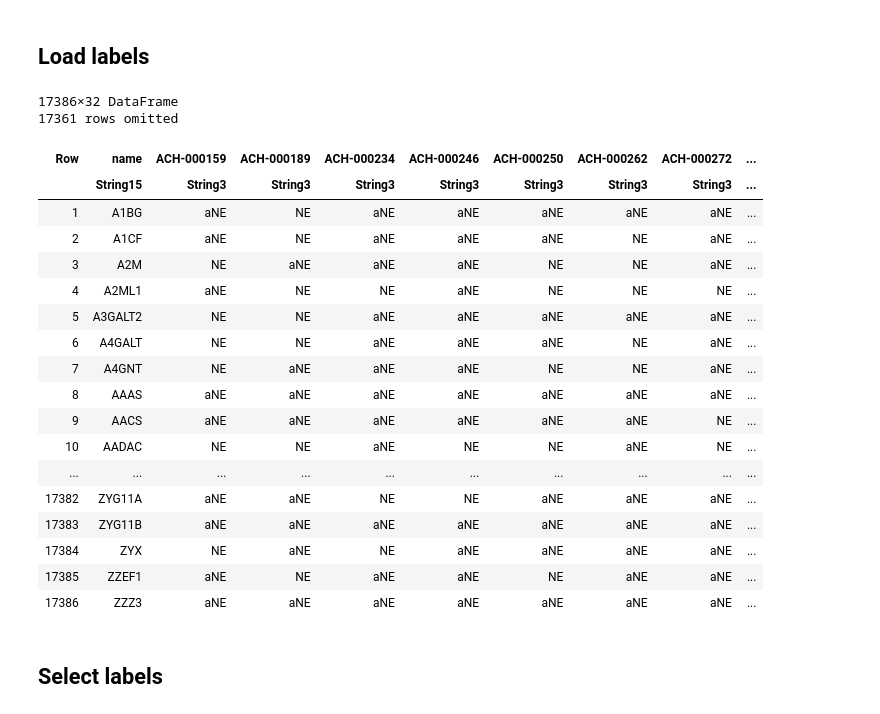
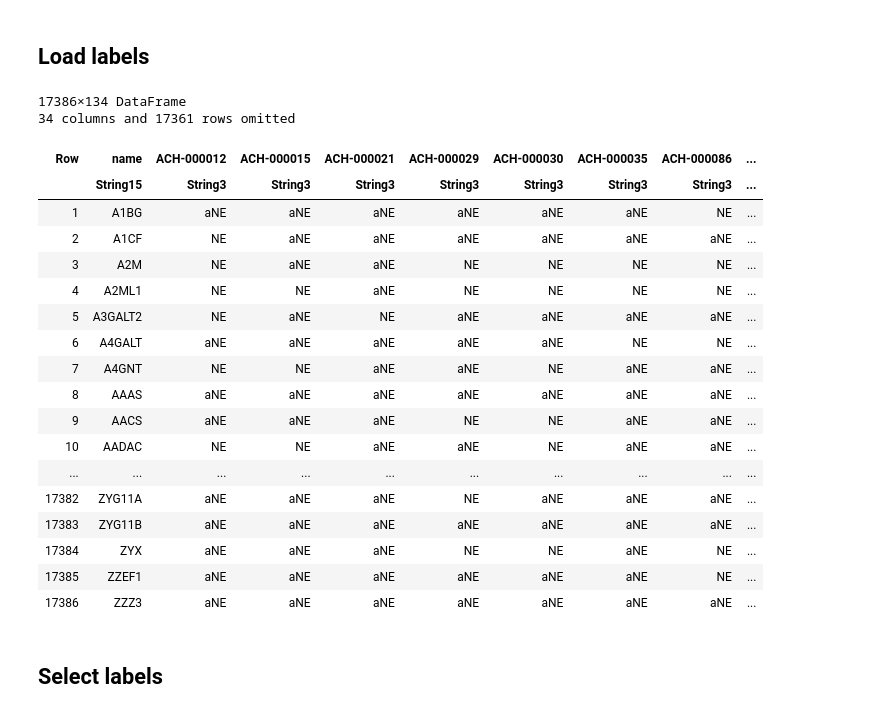
Before and after one commit to giordamaug/BIOMAT2022, a Jupyter notebook: notebooks/BIOMAT2022_workbench_julia.ipynb, the cells around one changed output. Drawn from its saved outputs; the diff is of its cells as text; code cells hidden in the pictures.

```diff
--- a/notebooks/BIOMAT2022_workbench_julia.ipynb
+++ b/notebooks/BIOMAT2022_workbench_julia.ipynb
@@ -95,29 +101,29 @@ df[!, :name] = genenames
 # %% [markdown]
 ## Load labels
 # %%
-dfl = CSV.File("../KIDNEY/node_labels.csv", typemap=Dict(Int => Float64)) |> DataFrame    # read the attribute file
+dfl = CSV.File("../$dataset/node_labels.csv", typemap=Dict(Int => Float64)) |> DataFrame    # read the attribute file
 dfl = unique(dfl, :name)         # remove gene duplicates
 dfl = filter(:most_freq => !ismissing, dfl)
 # %% [output]
-17386×32 DataFrame
-17361 rows omitted
+17386×134 DataFrame
+34 columns and 17361 rows omitted
-| Row | name | ACH-000159 | ACH-000189 | ACH-000234 | ACH-000246 | ACH-000250 | ACH-000262 | ACH-000272 | ... |
+| Row | name | ACH-000012 | ACH-000015 | ACH-000021 | ACH-000029 | ACH-000030 | ACH-000035 | ACH-000086 | ... |
 |  | String15 | String3 | String3 | String3 | String3 | String3 | String3 | String3 | ... |
-| 1 | A1BG | aNE | NE | aNE | aNE | aNE | aNE | aNE | ... |
-| 2 | A1CF | aNE | NE | aNE | aNE | aNE | NE | aNE | ... |
-| 3 | A2M | NE | aNE | aNE | aNE | NE | NE | aNE | ... |
-| 4 | A2ML1 | aNE | NE | NE | aNE | NE | NE | NE | ... |
-| 5 | A3GALT2 | NE | NE | aNE | aNE | aNE | aNE | aNE | ... |
-| 6 | A4GALT | NE | NE | aNE | aNE | aNE | NE | aNE | ... |
-| 7 | A4GNT | NE | aNE | aNE | aNE | NE | NE | aNE | ... |
+| 1 | A1BG | aNE | aNE | aNE | aNE | aNE | aNE | NE | ... |
+| 2 | A1CF | NE | aNE | aNE | aNE | aNE | aNE | aNE | ... |
+| 3 | A2M | NE | aNE | aNE | NE | NE | NE | NE | ... |
+| 4 | A2ML1 | NE | NE | aNE | NE | NE | NE | NE | ... |
+| 5 | A3GALT2 | NE | aNE | NE | aNE | aNE | aNE | aNE | ... |
+| 6 | A4GALT | aNE | aNE | aNE | aNE | aNE | NE | NE | ... |
+| 7 | A4GNT | NE | NE | aNE | aNE | NE | aNE | aNE | ... |
 | 8 | AAAS | aNE | aNE | aNE | aNE | aNE | aNE | aNE | ... |
-| 9 | AACS | aNE | aNE | aNE | aNE | aNE | aNE | NE | ... |
-| 10 | AADAC | NE | NE | aNE | NE | NE | aNE | NE | ... |
+| 9 | AACS | aNE | aNE | aNE | NE | NE | aNE | aNE | ... |
+| 10 | AADAC | NE | NE | aNE | aNE | NE | aNE | aNE | ... |
 | ... | ... | ... | ... | ... | ... | ... | ... | ... | ... |
-| 17382 | ZYG11A | aNE | aNE | NE | NE | aNE | aNE | aNE | ... |
+| 17382 | ZYG11A | aNE | aNE | aNE | NE | aNE | aNE | aNE | ... |
 | 17383 | ZYG11B | aNE | aNE | aNE | aNE | aNE | aNE | aNE | ... |
-| 17384 | ZYX | NE | aNE | NE | aNE | aNE | aNE | aNE | ... |
-| 17385 | ZZEF1 | aNE | NE | aNE | aNE | NE | aNE | aNE | ... |
+| 17384 | ZYX | aNE | aNE | aNE | NE | NE | aNE | NE | ... |
+| 17385 | ZZEF1 | aNE | aNE | aNE | aNE | aNE | aNE | NE | ... |
 | 17386 | ZZZ3 | aNE | aNE | aNE | aNE | aNE | aNE | aNE | ... |
 # %% [markdown]
 ## Select labels
```
Also changed, not shown: parts of 17 cells of this notebook.
